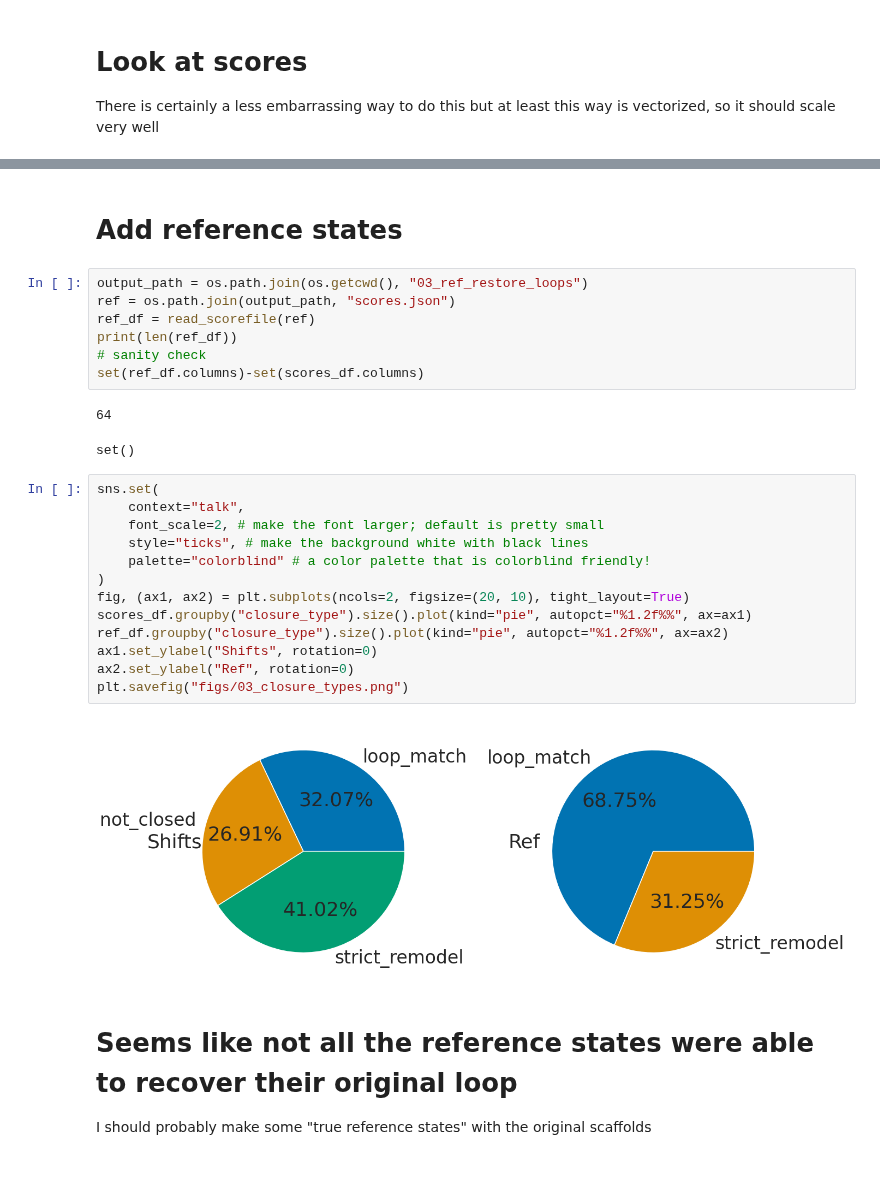
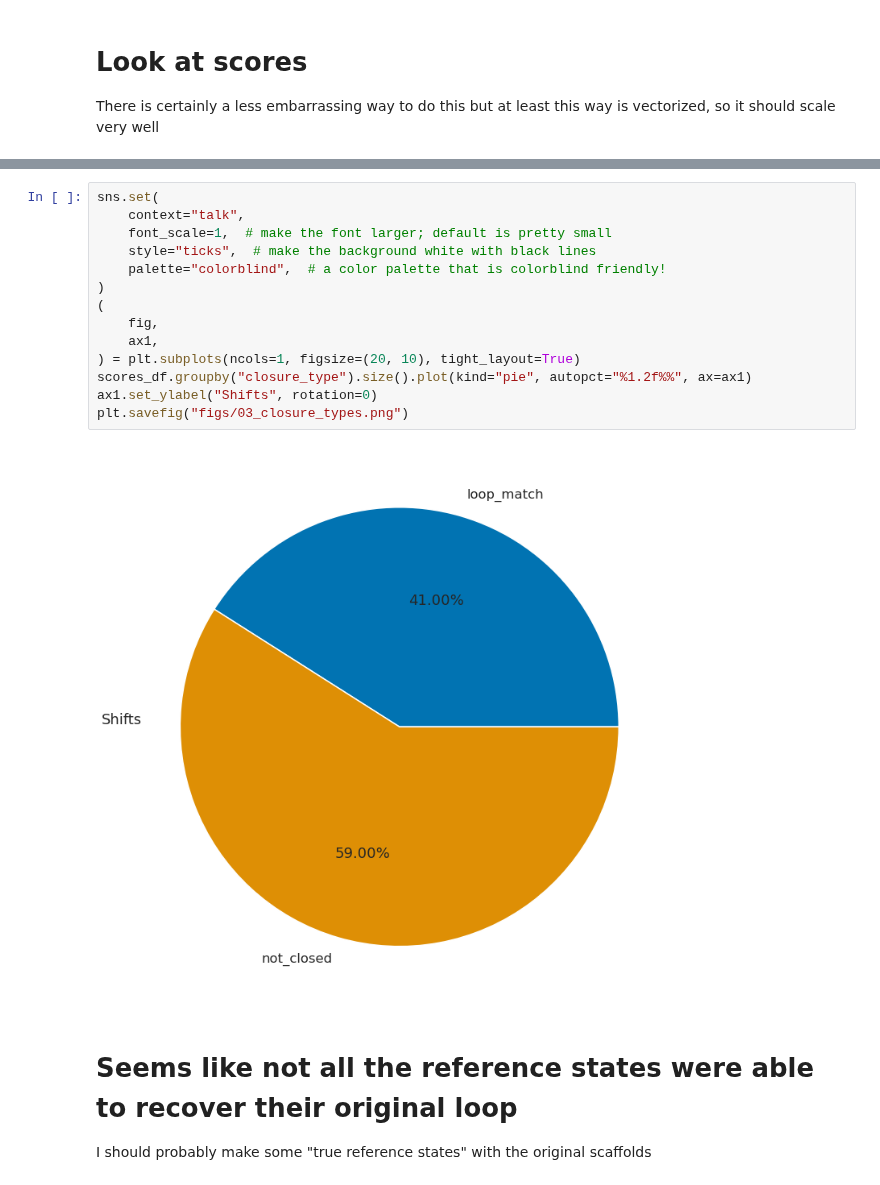
Before and after one commit to proleu/hinges, a Jupyter notebook: 03_enumerate_loops.ipynb, the cells around one changed output, grey strips where cells are left out. Cells and saved outputs as stored; diff of their text form.

```diff
--- a/03_enumerate_loops.ipynb
+++ b/03_enumerate_loops.ipynb
@@ -683,30 +620,19 @@ len(scores_df)
-# %% [markdown]
-# Add reference states
-# %%
-output_path = os.path.join(os.getcwd(), "03_ref_restore_loops")
-ref = os.path.join(output_path, "scores.json")
-ref_df = read_scorefile(ref)
-print(len(ref_df))
-# sanity check
-set(ref_df.columns)-set(scores_df.columns)
-# %% [output]
-64
-set()
 # %%
 sns.set(
     context="talk",
-    font_scale=2, # make the font larger; default is pretty small
-    style="ticks", # make the background white with black lines
-    palette="colorblind" # a color palette that is colorblind friendly!
+    font_scale=1,  # make the font larger; default is pretty small
+    style="ticks",  # make the background white with black lines
+    palette="colorblind",  # a color palette that is colorblind friendly!
 )
-fig, (ax1, ax2) = plt.subplots(ncols=2, figsize=(20, 10), tight_layout=True)
+(
+    fig,
+    ax1,
+) = plt.subplots(ncols=1, figsize=(20, 10), tight_layout=True)
 scores_df.groupby("closure_type").size().plot(kind="pie", autopct="%1.2f%%", ax=ax1)
-ref_df.groupby("closure_type").size().plot(kind="pie", autopct="%1.2f%%", ax=ax2)
 ax1.set_ylabel("Shifts", rotation=0)
-ax2.set_ylabel("Ref", rotation=0)
 plt.savefig("figs/03_closure_types.png")
 # %% [output]
-[figure, old version]
+[figure, new version]
 # %% [markdown]
 # Seems like not all the reference states were able to recover their original loop
 I should probably make some "true reference states" with the original scaffolds
```
Also changed, not shown: parts of 8 cells of this notebook.
